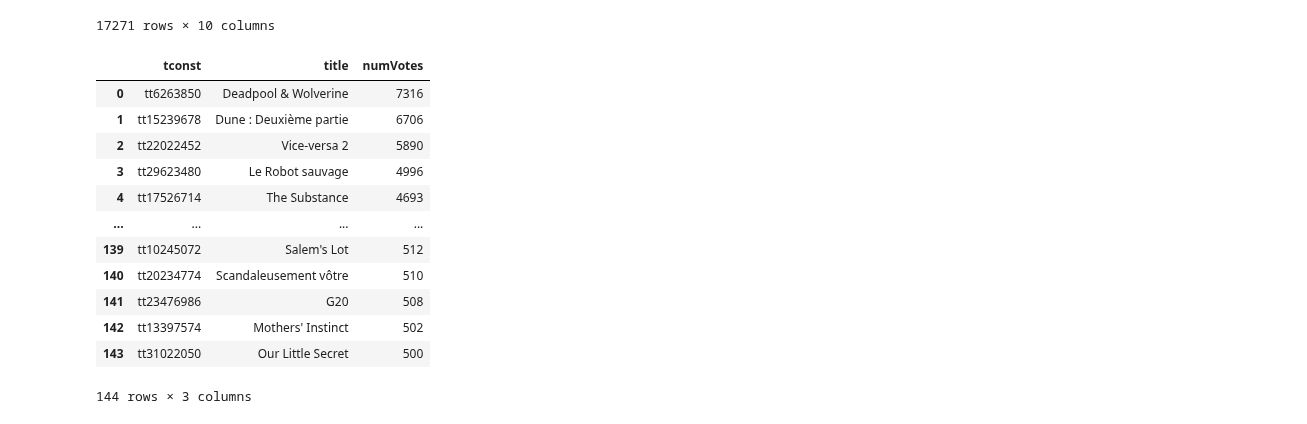
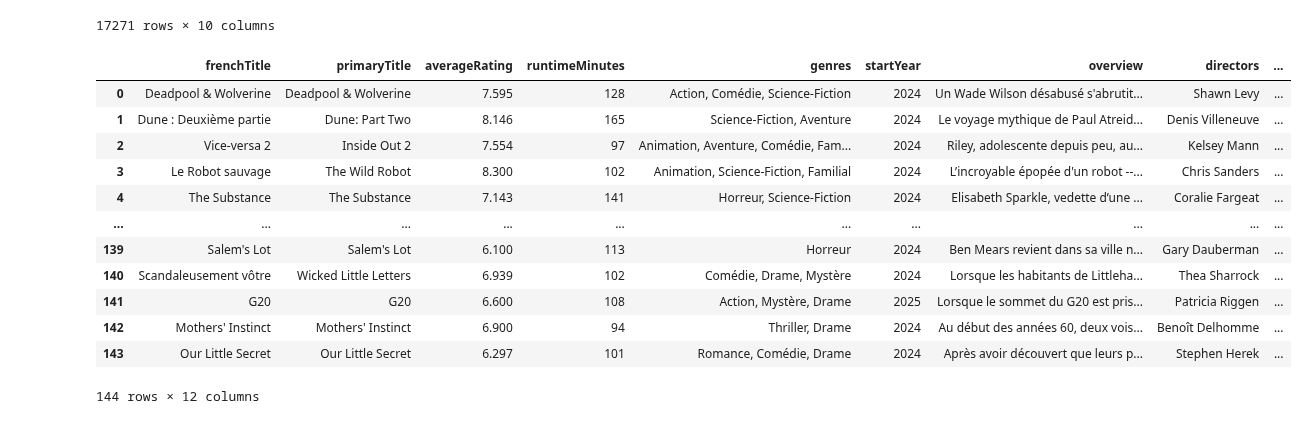
Before and after one commit to Idumii/WildCodeSchool-Projet2, a Jupyter notebook: data/api/getmovies_api.ipynb, the cells around one changed output. Cells and saved outputs as stored; diff of their text form; code cells hidden in the pictures.

Commit message:
Récuperation des films manquants du dataframe principal car trop recents en utilisant l'API tmdb

```diff
--- a/data/api/getmovies_api.ipynb
+++ b/data/api/getmovies_api.ipynb
@@ -182,17 +165,10 @@ df_copy
 | 17270 | tt9916362 | Les sorcières d'Akelarre | 2020 | History, Drama | 6.4 | 6053 | Amaia Aberasturi | Alex Brendemühl | Daniel Fanego | ... |
 17271 rows × 10 columns
 # %%
-# Fonction qui va récuperer les films sortis apres ceux de notre df_copy
+# Fonction qui va récuperer les films en fonction de la date de sortie et du nombre de votes
 def get_movies(page_count: int, primary_release_date_gte: str, primary_release_date_lte: str):
-    """
-    Récupère les films sortis entre deux dates, en français ou en anglais,
-    avec au moins 100 votes, et retourne un DataFrame contenant les résultats
-    de plusieurs pages.
-    """
-    all_movies_data = []  # Liste pour stocker les données de toutes les pages
-
+    all_movies_data = []
     for page_number in range(1, page_count + 1):
-        # Construire l'URL pour chaque page
         url = (
             f"https://api.themoviedb.org/3/discover/movie"
             f"?include_adult=false&include_video=true&language=fr-FR"
@@ -200,26 +176,14 @@ def get_movies(page_count: int, primary_release_date_gte: str, primary_release_d
             f"&primary_release_date.gte={primary_release_date_gte}"
             f"&primary_release_date.lte={primary_release_date_lte}"
         )
-
-        # Effectuer la requête
         response = requests.get(url, headers=headers)
-
         if response.status_code == 200:
             data = response.json()
             movies = data.get('results', [])
-
-            # Filtrer et ajouter les films à la liste
             for movie in movies:
-                if movie.get('original_language') in ['fr', 'en'] and movie.get('vote_count') >= 500:
-                    all_movies_data.append({
-                        'tconst': get_movie_ids(movie.get('id')),
-                        'title': movie.get('title'),
-                        'numVotes': movie.get('vote_count'),
-                    })
+                if movie.get('original_language') in ['fr', 'en'] and movie.get('vote_count', 0) >= 500:
+                    all_movies_data.append(movie.get('id'))
         else:
             print(f"Erreur lors de la récupération des données pour la page {page_number}: {response.status_code}")
             break
-
-    # Créer un DataFrame à partir de la liste
-    df_movies = pd.DataFrame(all_movies_data)
-    return df_movies
+    return all_movies_data
@@ -226,18 +227,25 @@ def get_movies(page_count: int, primary_release_date_gte: str, primary_release_d
 # %%
 results = get_movies(page_count=500, primary_release_date_gte=primary_release_date_gte, primary_release_date_lte=primary_release_date_lte)
 
-results
+details_movie = []
+
+for id in results:
+    movie_details = get_movie_details(id)
+    if movie_details:
+        details_movie.append(movie_details)
+df_movies = pd.DataFrame(details_movie)
+display(df_movies)
 # %% [output]
-|  | tconst | title | numVotes |
-| 0 | tt6263850 | Deadpool & Wolverine | 7316 |
-| 1 | tt15239678 | Dune : Deuxième partie | 6706 |
-| 2 | tt22022452 | Vice-versa 2 | 5890 |
-| 3 | tt29623480 | Le Robot sauvage | 4996 |
-| 4 | tt17526714 | The Substance | 4693 |
-| ... | ... | ... | ... |
-| 139 | tt10245072 | Salem's Lot | 512 |
-| 140 | tt20234774 | Scandaleusement vôtre | 510 |
-| 141 | tt23476986 | G20 | 508 |
-| 142 | tt13397574 | Mothers' Instinct | 502 |
-| 143 | tt31022050 | Our Little Secret | 500 |
+|  | frenchTitle | primaryTitle | averageRating | runtimeMinutes | genres | startYear | overview | directors | ... |
+| 0 | Deadpool & Wolverine | Deadpool & Wolverine | 7.595 | 128 | Action, Comédie, Science-Fiction | 2024 | Un Wade Wilson désabusé s'abrutit... | Shawn Levy | ... |
+| 1 | Dune : Deuxième partie | Dune: Part Two | 8.146 | 165 | Science-Fiction, Aventure | 2024 | Le voyage mythique de Paul Atreid... | Denis Villeneuve | ... |
+| 2 | Vice-versa 2 | Inside Out 2 | 7.554 | 97 | Animation, Aventure, Comédie, Fam... | 2024 | Riley, adolescente depuis peu, au... | Kelsey Mann | ... |
+| 3 | Le Robot sauvage | The Wild Robot | 8.300 | 102 | Animation, Science-Fiction, Familial | 2024 | L’incroyable épopée d'un robot --... | Chris Sanders | ... |
+| 4 | The Substance | The Substance | 7.143 | 141 | Horreur, Science-Fiction | 2024 | Elisabeth Sparkle, vedette d’une ... | Coralie Fargeat | ... |
+| ... | ... | ... | ... | ... | ... | ... | ... | ... | ... |
+| 139 | Salem's Lot | Salem's Lot | 6.100 | 113 | Horreur | 2024 | Ben Mears revient dans sa ville n... | Gary Dauberman | ... |
+| 140 | Scandaleusement vôtre | Wicked Little Letters | 6.939 | 102 | Comédie, Drame, Mystère | 2024 | Lorsque les habitants de Littleha... | Thea Sharrock | ... |
+| 141 | G20 | G20 | 6.600 | 108 | Action, Mystère, Drame | 2025 | Lorsque le sommet du G20 est pris... | Patricia Riggen | ... |
+| 142 | Mothers' Instinct | Mothers' Instinct | 6.900 | 94 | Thriller, Drame | 2024 | Au début des années 60, deux vois... | Benoît Delhomme | ... |
+| 143 | Our Little Secret | Our Little Secret | 6.297 | 101 | Romance, Comédie, Drame | 2024 | Après avoir découvert que leurs p... | Stephen Herek | ... |
-144 rows × 3 columns
+144 rows × 12 columns
```
Also changed, not shown: parts of 4 cells of this notebook.
